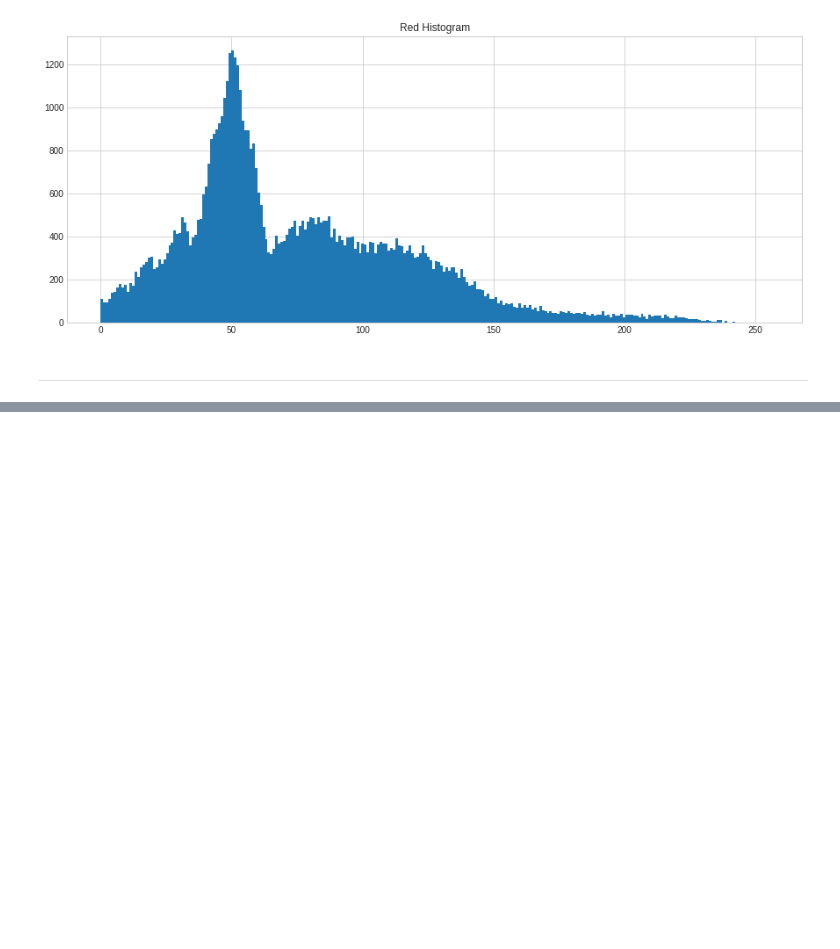
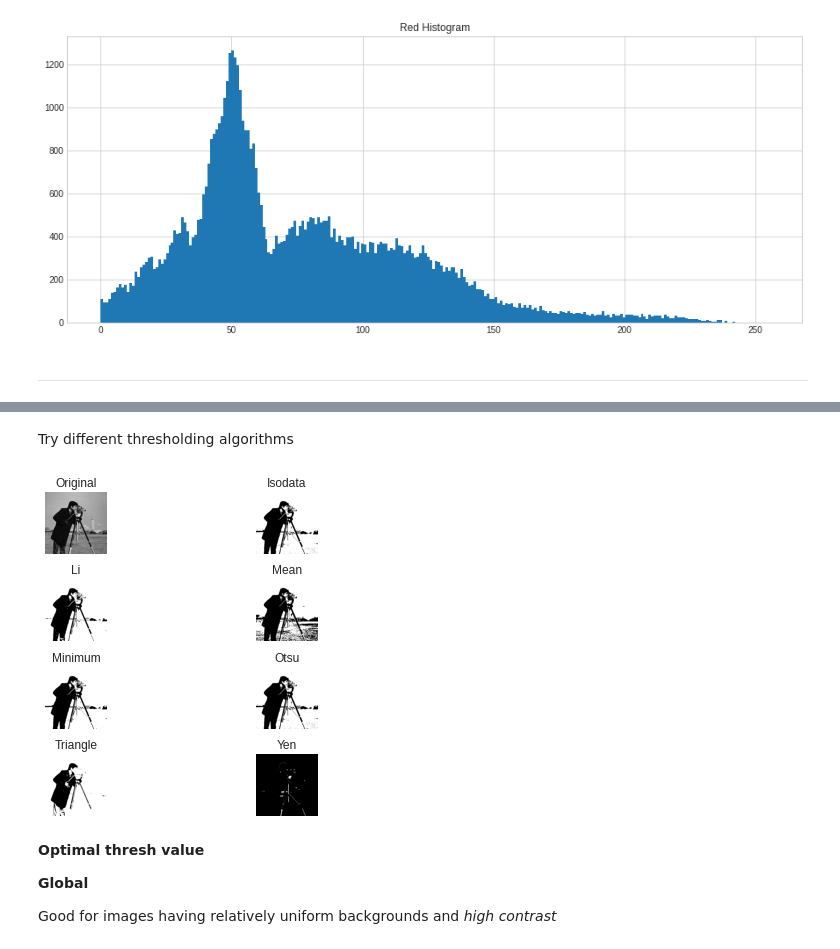
Before and after one commit to Naimul-Islam-Siam/Image-Processing, a Jupyter notebook: Image Processing in Python/1. Introducing Image Processing and scikit-image/image_processing1.ipynb, the cells around one changed output, grey strips where cells are left out. Drawn from its saved outputs; the diff is of its cells as text; code cells hidden in the pictures; blank space fills up the shorter version.

Commit message:
Thresholding

```diff
--- a/Image Processing in Python/1. Introducing Image Processing and scikit-image/image_processing1.ipynb
+++ b/Image Processing in Python/1. Introducing Image Processing and scikit-image/image_processing1.ipynb
@@ -210,0 +257,15 @@ plt.show()
+# %% [markdown]
+Try different thresholding algorithms
+# %%
+from skimage.filters import try_all_threshold
+
+# Obtain all the resulting images
+fig, ax = try_all_threshold(grayscale_image1, verbose=False)
+# %% [output]
+[figure, added]
+# %% [markdown]
+**Optimal thresh value**
+
+**Global**
+
+Good for images having relatively uniform backgrounds and *high contrast*
```
Also changed, not shown: parts of 21 cells of this notebook.
